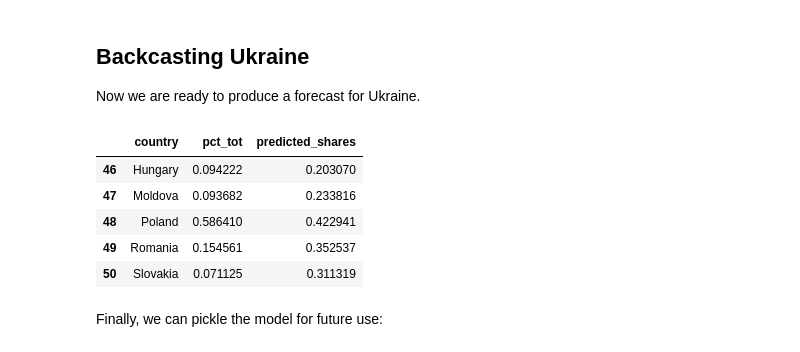
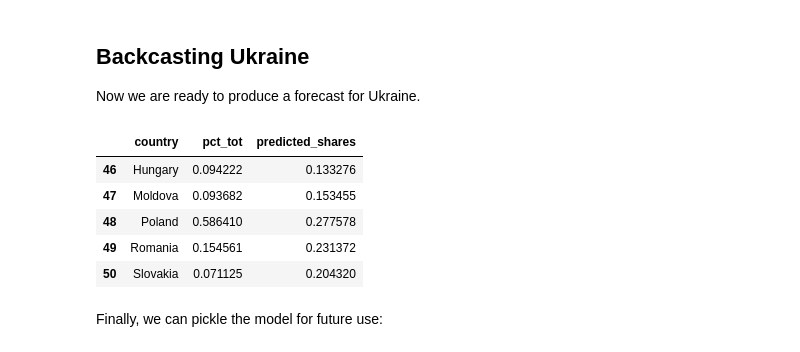
Before and after one commit to jataware/refugee_modeling, a Jupyter notebook: Refugee-Attraction-Model.ipynb, the cells around one changed output. Drawn from its saved outputs; the diff is of its cells as text; code cells hidden in the pictures.

```diff
--- a/Refugee-Attraction-Model.ipynb
+++ b/Refugee-Attraction-Model.ipynb
@@ -152,7 +152,8 @@ for col in cols_to_scale:
         countries = x['country']
         conflict_ = x['conflict']
         res = pd.DataFrame(tuple(zip(countries,conflict_,norm_)), columns=['country','conflict',f"{col}_norm"])
-        normed = normed.append(res)
+#         normed = normed.append(res)
+        normed = pd.concat([normed, res])
     data = pd.merge(data, normed, left_on=['country','conflict'], right_on=['country','conflict'], how='right')
 # %% [output]
 Normalizing column: bilateral_migration
@@ -223,22 +229,23 @@ Now we are ready to produce a forecast for Ukraine.
 # %%
 # get refugee shares prediction for Ukraine
 features_to_predict=ukr[features_cols]
 shares = results.predict(features_to_predict)
+shares = shares / shares.sum() #normalize output results
 
 # add them to Ukraine dataframe
 ukr['predicted_shares'] = shares
 ukr_results = ukr[['country','pct_tot','predicted_shares']]
 
 # save the results
 ukr_results.to_csv('outputs/ukraine_model_results.csv',index=False)
 ukr_results.head()
 # %% [output]
 |  | country | pct_tot | predicted_shares |
-| 46 | Hungary | 0.094222 | 0.203070 |
-| 47 | Moldova | 0.093682 | 0.233816 |
-| 48 | Poland | 0.586410 | 0.422941 |
-| 49 | Romania | 0.154561 | 0.352537 |
-| 50 | Slovakia | 0.071125 | 0.311319 |
+| 46 | Hungary | 0.094222 | 0.133276 |
+| 47 | Moldova | 0.093682 | 0.153455 |
+| 48 | Poland | 0.586410 | 0.277578 |
+| 49 | Romania | 0.154561 | 0.231372 |
+| 50 | Slovakia | 0.071125 | 0.204320 |
 # %% [markdown]
 Finally, we can pickle the model for future use:
 # %%
```
Also changed, not shown: parts of 5 cells of this notebook.
